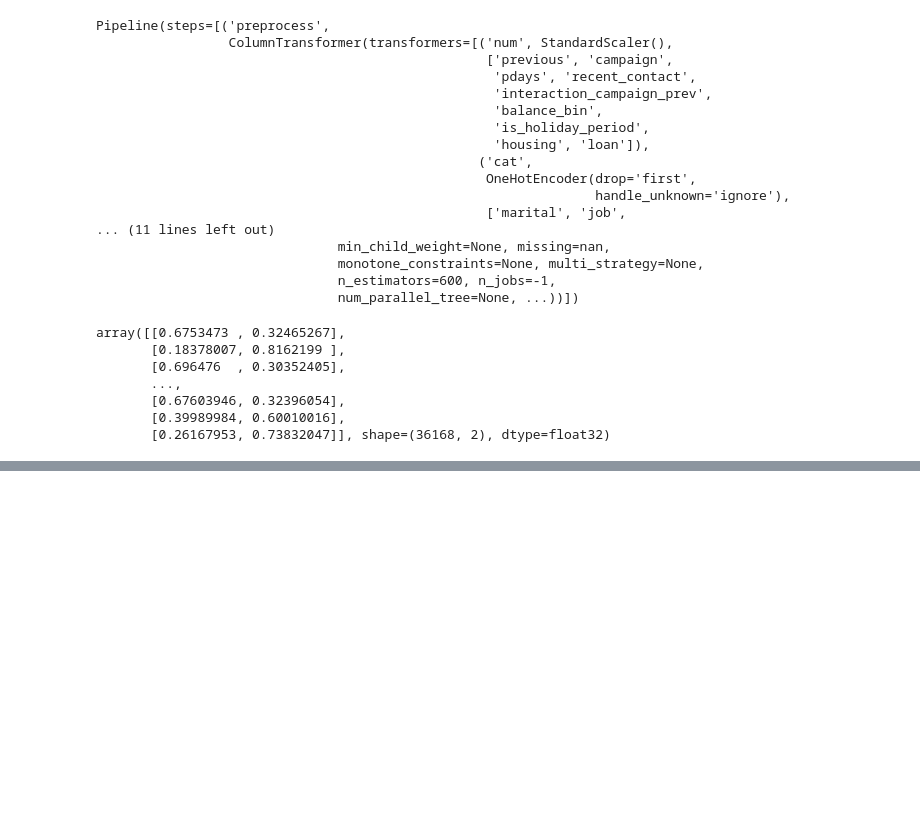
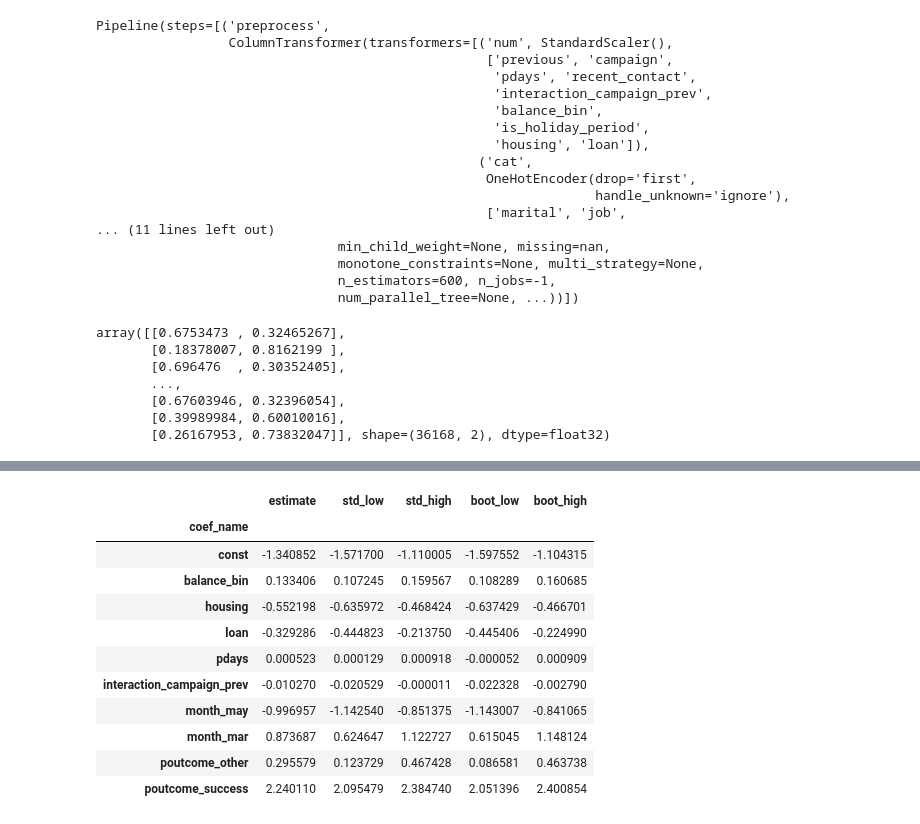
Before and after one commit to ohm1129/MSE_226_FP, a Jupyter notebook: models/bank-marketing-project.ipynb, the cells around one changed output, grey strips where cells are left out. Drawn from its saved outputs; the diff is of its cells as text; code cells hidden in the pictures; blank space fills up the shorter version.

```diff
--- a/models/bank-marketing-project.ipynb
+++ b/models/bank-marketing-project.ipynb
@@ -1314,0 +1659,80 @@ array([[0.6753473 , 0.32465267],
+# %%
+# ============================================================
+# Part 2(c) — Bootstrap CIs for logistic regression coefficients
+# ============================================================
+
+import numpy as np
+
+B = 400  # number of bootstrap samples (you can increase to 500+ if time allows)
+
+coef_names = X_infer.columns
+n = df.shape[0]
+
+boot_coefs = []
+
+for b in range(B):
+    # Sample rows with replacement
+    idx = np.random.choice(n, size=n, replace=True)
+    df_boot = df.iloc[idx]
+
+    # Build X and y for the bootstrap sample
+    X_boot = pd.get_dummies(
+        df_boot[inference_features],
+        drop_first=True
+    )
+    X_boot = sm.add_constant(X_boot)
+
+    # Align columns with original inference design matrix
+    X_boot = X_boot.reindex(columns=coef_names, fill_value=0)
+    X_boot = X_boot.apply(pd.to_numeric, errors="coerce").astype(float)
+
+    y_boot = df_boot["y"].astype(float)
+
+    try:
+        res_boot = sm.Logit(y_boot, X_boot).fit(disp=0)
+        boot_coefs.append(res_boot.params.values)
+    except Exception:
+        # Sometimes separation / convergence issues occur; skip those samples
+        continue
+
+boot_coefs = np.array(boot_coefs)
+print("Bootstrap fits used:", boot_coefs.shape[0])
+
+# Percentile bootstrap 95% CI
+boot_low = np.percentile(boot_coefs, 2.5, axis=0)
+boot_high = np.percentile(boot_coefs, 97.5, axis=0)
+
+bootstrap_ci = pd.DataFrame({
+    "coef_name": coef_names,
+    "boot_low": boot_low,
+    "boot_high": boot_high,
+}).set_index("coef_name")
+
+# Standard (asymptotic) 95% CI from the original fit
+se = logit_result.bse
+standard_ci = pd.DataFrame({
+    "coef_name": coef_names,
+    "estimate": logit_result.params.values,
+    "std_low": logit_result.params.values - 1.96 * se.values,
+    "std_high": logit_result.params.values + 1.96 * se.values,
+}).set_index("coef_name")
+
+# Combine for easy comparison
+ci_compare = standard_ci.join(bootstrap_ci)
+
+# Look at a subset of interesting coefficients
+ci_compare.loc[
+    [
+        "const",
+        "balance_bin",
+        "housing",
+        "loan",
+        "pdays",
+        "interaction_campaign_prev",
+        "month_may",
+        "month_mar",
+        "poutcome_other",
+        "poutcome_success",
+    ]
+]
+# %% [output]
@@ -1314,0 +1740,12 @@ array([[0.6753473 , 0.32465267],
+|  | estimate | std_low | std_high | boot_low | boot_high |
+| coef_name |  |  |  |  |  |
+| const | -1.340852 | -1.571700 | -1.110005 | -1.597552 | -1.104315 |
+| balance_bin | 0.133406 | 0.107245 | 0.159567 | 0.108289 | 0.160685 |
+| housing | -0.552198 | -0.635972 | -0.468424 | -0.637429 | -0.466701 |
+| loan | -0.329286 | -0.444823 | -0.213750 | -0.445406 | -0.224990 |
+| pdays | 0.000523 | 0.000129 | 0.000918 | -0.000052 | 0.000909 |
+| interaction_campaign_prev | -0.010270 | -0.020529 | -0.000011 | -0.022328 | -0.002790 |
+| month_may | -0.996957 | -1.142540 | -0.851375 | -1.143007 | -0.841065 |
+| month_mar | 0.873687 | 0.624647 | 1.122727 | 0.615045 | 1.148124 |
+| poutcome_other | 0.295579 | 0.123729 | 0.467428 | 0.086581 | 0.463738 |
+| poutcome_success | 2.240110 | 2.095479 | 2.384740 | 2.051396 | 2.400854 |
```
Also changed, not shown: parts of 15 cells of this notebook.
